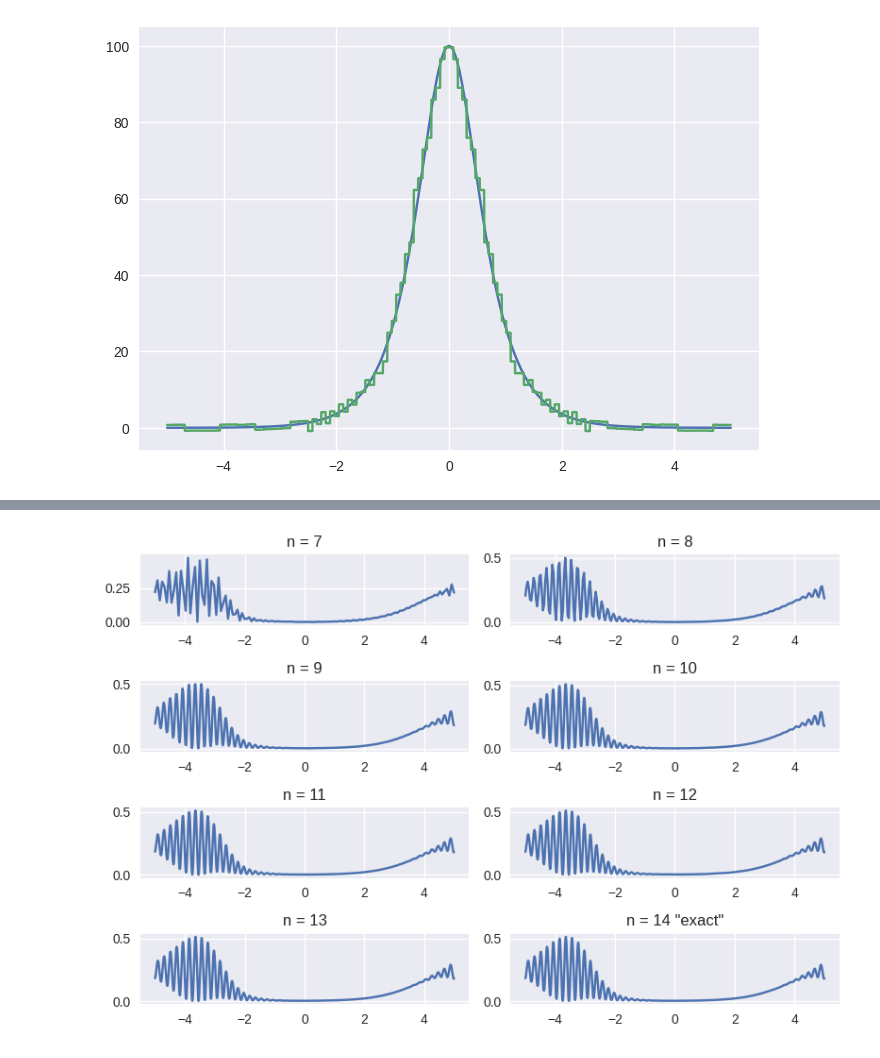
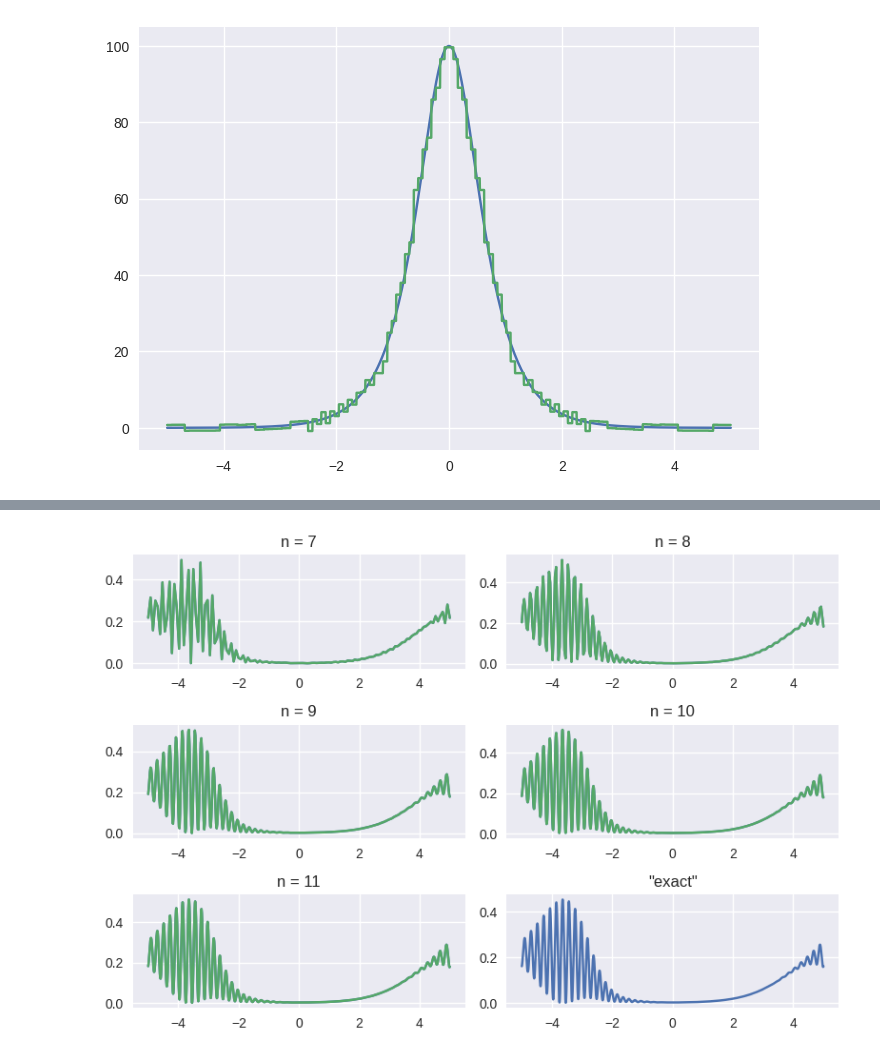
Before and after one commit to samco7/digital-quantum-simulation, a Jupyter notebook: welch/walsh_runs.ipynb, the cells around one changed output, grey strips where cells are left out. Cells and saved outputs as stored; diff of their text form; code cells hidden in the pictures.

Commit message:
added second order, reorganized repository

```diff
--- a/welch/walsh_runs.ipynb
+++ b/welch/walsh_runs.ipynb
@@ -35,5 +38,5 @@ plt.show()
 # %% [output]
 [figure]
 # %%
-amplitudes, t_grid, x_grid = walsh_evolve_classical(10, 10000, terms_kept=None)
-plot_time_evolution(amplitudes, t_grid, x_grid)
+# amplitudes, t_grid, x_grid = walsh_evolve_classical(10, 10000, terms_kept=None)
+# plot_time_evolution(amplitudes, t_grid, x_grid)
@@ -42,26 +43,45 @@ plot_time_evolution(amplitudes, t_grid, x_grid)
 # %%
-n_true = 14
-true = walsh_evolve_classical(n_true, 20000)[0][-1, :]
+# Problem setup
+T = .6
+N = 2**n
+x0 = -3.0  # Initial position
+p0 = 15.0  # Initial momentum
+sigma = 0.5
+L = 5    # Spatial domain [-L, L]
+
+def initial_wave_function(x):
+    return np.exp(-(x - x0)**2 / (2 * sigma**2) + 1j*p0*(x - x0))
+
+n_true = 15
+# true = walsh_evolve_classical(n_true, 20000)[0][-1, :]
+true = time_evolve(potential, initial_wave_function, 2**n_true, L, 2000, .6, f=lambda x:0, ord=2)[0][-1, :]
+true = np.abs(true)**2
 final_waves = []
+final_waves2 = []
 
-n_vals, K_vals = [7, 8, 9, 10, 11, 12, 13], [2500, 5000, 7500, 10000, 12500, 15000, 17500]
+n_vals, K_vals = [7, 8, 9, 10, 11], [250, 500, 750, 1000, 1250]
 for n, K in zip(n_vals, K_vals):
-    amplitudes, t_grid, x_grid = walsh_evolve_classical(n, K, terms_kept=30*(n - 6))
+    amplitudes, t_grid, x_grid = walsh_evolve_classical(n, K, terms_kept=30*(n - 6), ord=1)
     final_waves.append(amplitudes[-1, :])
+    amplitudes2, t_grid2, x_grid2 = walsh_evolve_classical(n, K, terms_kept=30*(n - 6), ord=2)
+    final_waves2.append(amplitudes2[-1, :])
 # %%
-fig, ax = plt.subplots(4, 2)
+fig, ax = plt.subplots(3, 2)
 ax = ax.ravel()
 final_errors = []
-for entry, i in zip(final_waves, range(len(final_waves))):
+final_errors2 = []
+for entry, entry2, i in zip(final_waves, final_waves2, range(len(final_waves))):
     final_errors.append(np.linalg.norm(entry[::2**i] - true[::2**(n_true - min(n_vals))]))
+    final_errors2.append(np.linalg.norm(entry2[::2**i] - true[::2**(n_true - min(n_vals))]))
     x_entry = np.linspace(-5, 5, len(entry))
-    ax[i].plot(x_entry, entry)
+    ax[i].plot(x_entry, entry, label='first order')
+    ax[i].plot(x_entry, entry2, label='second order')
     ax[i].set_title(f'n = {n_vals[i]}')
 x_true = np.linspace(-5, 5, 2**n_true)
 ax[-1].plot(x_true, true, label=n_true)
-ax[-1].set_title(f'n = {n_true} \"exact\"')
+ax[-1].set_title(f'\"exact\"')
 plt.tight_layout()
 plt.show()
 # %% [output]
-[figure, old version]
+[figure, new version]
 # %%
```
Also changed, not shown: parts of 7 cells of this notebook, 5 other files.
